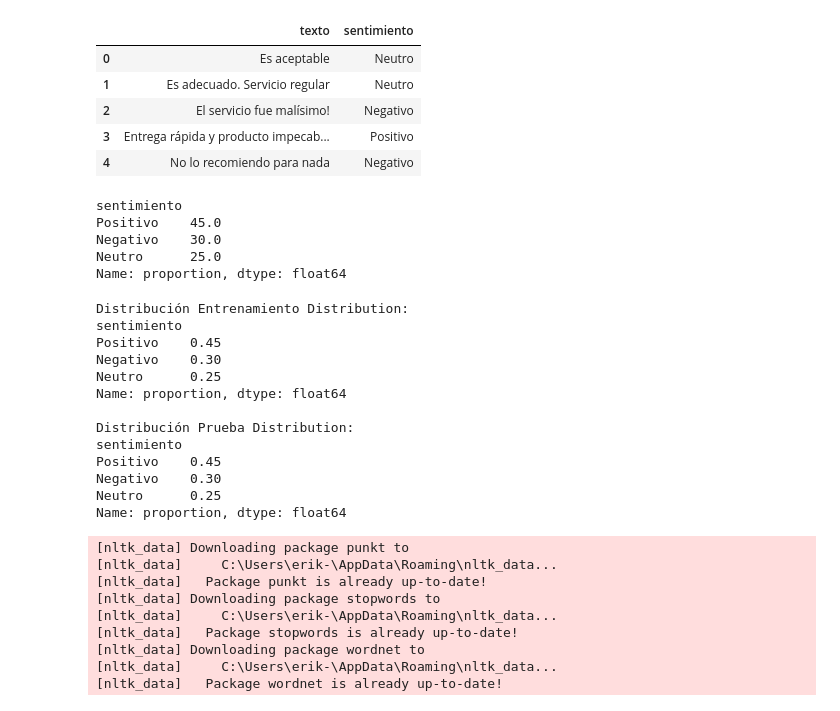
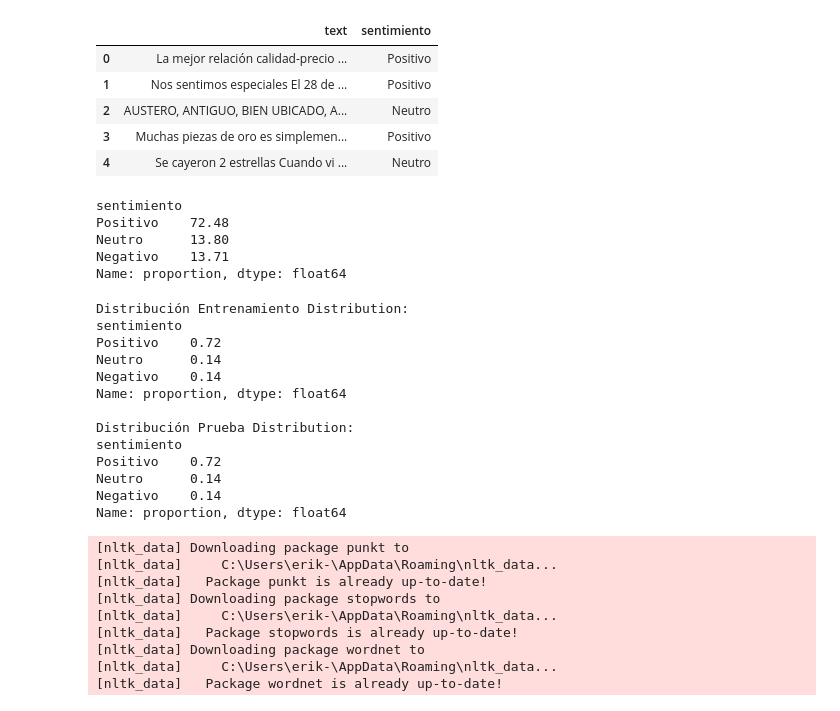
Before and after one commit to Beatriz1712/hackathon-sentiment-analysis, a Jupyter notebook: data-science/notebooks/Notebook_modelo_español.ipynb, the cells around one changed output. Drawn from its saved outputs; the diff is of its cells as text; code cells hidden in the pictures.

```diff
--- a/data-science/notebooks/Notebook_modelo_español.ipynb
+++ b/data-science/notebooks/Notebook_modelo_español.ipynb
@@ -29,0 +22,3 @@ df.head()
+# %%
+splits = {'train': 'data/train-00000-of-00001-b9bddb52d8219a12.parquet', 'test': 'data/test-00000-of-00001-d161e0d7d20a9b0a.parquet'}
+df_train = pd.read_parquet("hf://datasets/vg055/analisis-sentimientos-textos-turisitcos-mx-polaridadV3-DA/" + splits["train"])
@@ -29,0 +34,3 @@ df.head()
+# %%
+splits = {'train': 'data/train-00000-of-00001-b9bddb52d8219a12.parquet', 'test': 'data/test-00000-of-00001-d161e0d7d20a9b0a.parquet'}
+df_test = pd.read_parquet("hf://datasets/vg055/analisis-sentimientos-textos-turisitcos-mx-polaridadV3-DA/" + splits["test"])
@@ -29,0 +46,3 @@ df.head()
+# %%
+df = pd.concat([df_train, df_test], ignore_index=True)
+df.head()
@@ -29,0 +68,8 @@ df.head()
+# %%
+df['sentimiento'] = df['label'].map(
+    {5: 'Positivo',
+     4: 'Positivo',
+     3: 'Neutro',
+     2: 'Negativo',
+     1: 'Negativo'
+    })
@@ -30,21 +89,21 @@ df.head()
 # %%
-df = df[['texto', 'sentimiento']]
+df = df[['text', 'sentimiento']]
 df.head()
 # %% [output]
-|  | texto | sentimiento |
-| 0 | Es aceptable | Neutro |
-| 1 | Es adecuado. Servicio regular | Neutro |
-| 2 | El servicio fue malísimo! | Negativo |
-| 3 | Entrega rápida y producto impecab... | Positivo |
-| 4 | No lo recomiendo para nada | Negativo |
+|  | text | sentimiento |
+| 0 | La mejor relación calidad-precio ... | Positivo |
+| 1 | Nos sentimos especiales El 28 de ... | Positivo |
+| 2 | AUSTERO, ANTIGUO, BIEN UBICADO, A... | Neutro |
+| 3 | Muchas piezas de oro es simplemen... | Positivo |
+| 4 | Se cayeron 2 estrellas Cuando vi ... | Neutro |
 # %%
 distribucion_sentimentos = round(df['sentimiento'].value_counts(normalize = True)*100,2)
 print(distribucion_sentimentos)
 # %% [output]
 sentimiento
-Positivo    45.0
-Negativo    30.0
-Neutro      25.0
+Positivo    72.48
+Neutro      13.80
+Negativo    13.71
 Name: proportion, dtype: float64
 # %%
 corpus_entrenamiento, corpus_prueba, y_entrenamiento, y_prueba = train_test_split(
@@ -56,7 +115,7 @@ corpus_entrenamiento, corpus_prueba, y_entrenamiento, y_prueba = train_test_spli
 # %%
 def print_distribution(name, series):
     series = pd.Series(series)
-    dist = series.value_counts(normalize=True)
+    dist = round(series.value_counts(normalize=True), 2)
     print(f"{name} Distribution:\n{dist}\n")
 
 # Maintains the original Odyssey/Iliad ratio
@@ -65,16 +124,16 @@ print_distribution("Distribución Prueba", y_prueba)
 # %% [output]
 Distribución Entrenamiento Distribution:
 sentimiento
-Positivo    0.45
-Negativo    0.30
-Neutro      0.25
+Positivo    0.72
+Neutro      0.14
+Negativo    0.14
 Name: proportion, dtype: float64
 
 Distribución Prueba Distribution:
 sentimiento
-Positivo    0.45
-Negativo    0.30
-Neutro      0.25
+Positivo    0.72
+Neutro      0.14
+Negativo    0.14
 Name: proportion, dtype: float64
 # %%
 # Descargar recursos de NLTK
```
Also changed, not shown: parts of 11 cells of this notebook.
